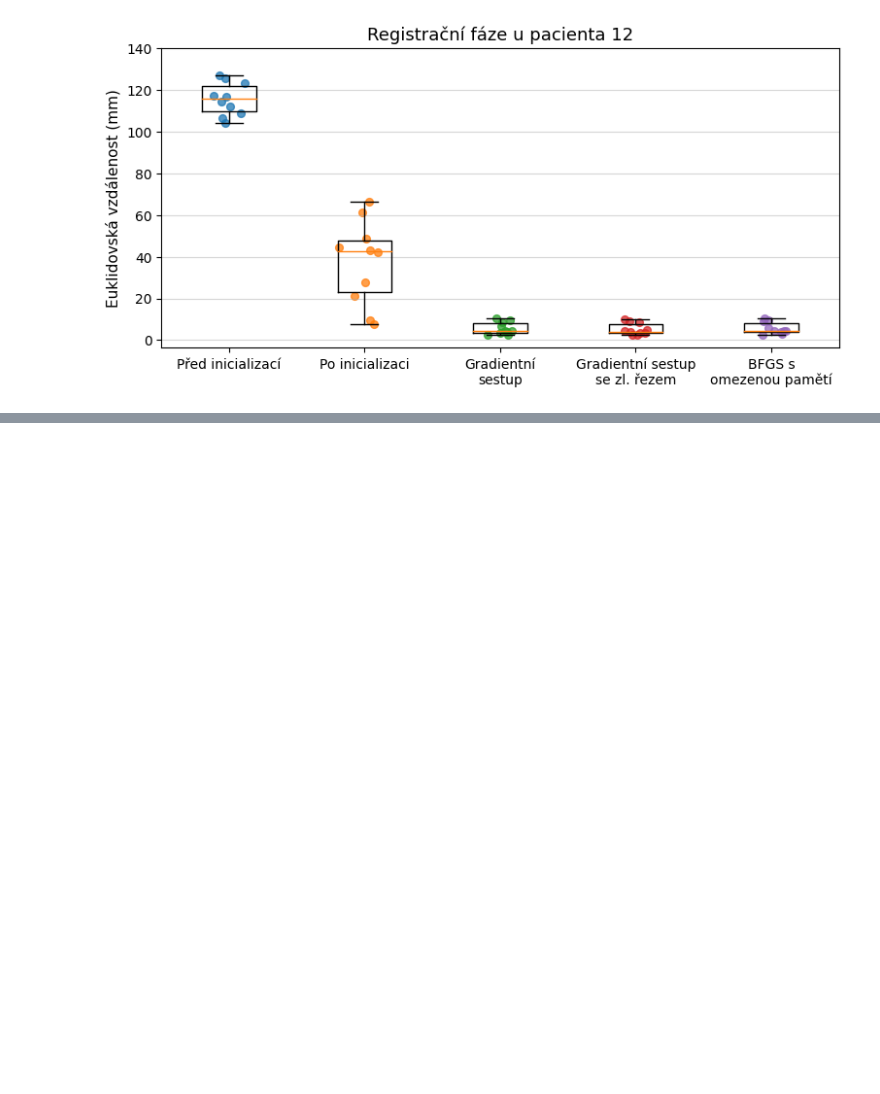
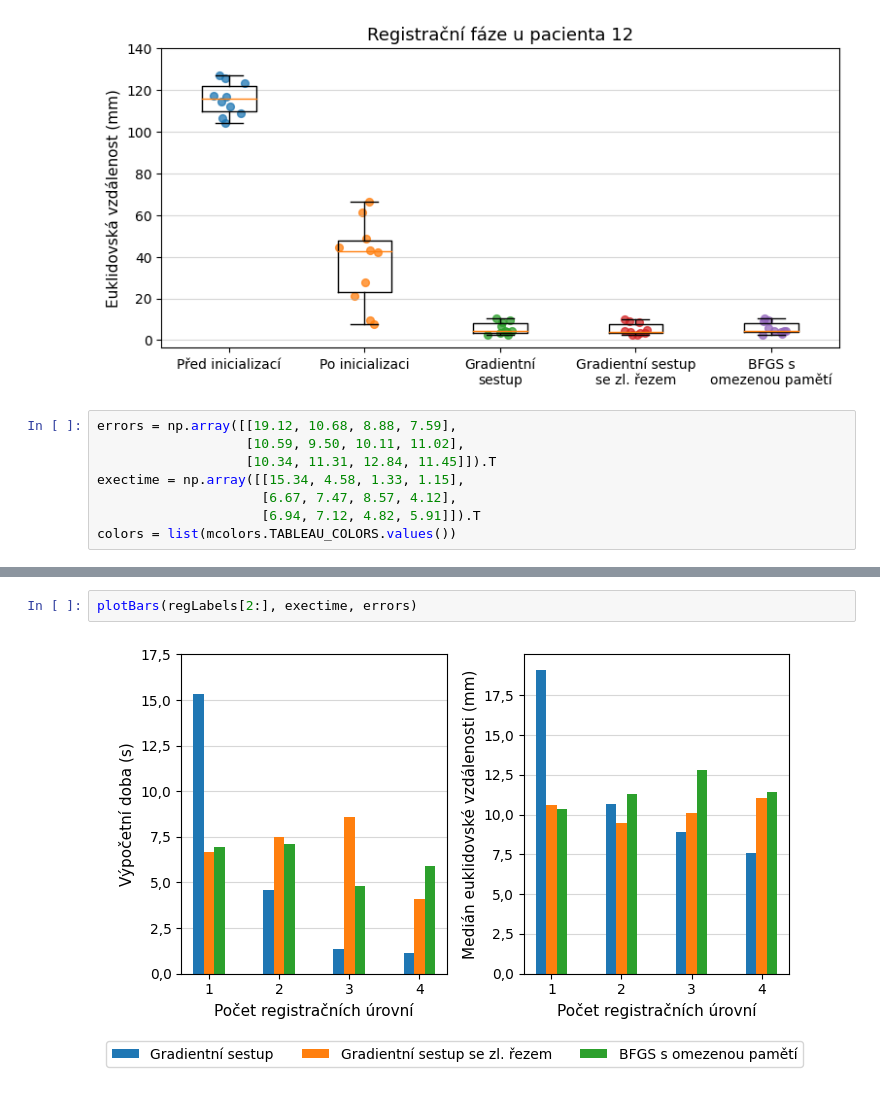
Before and after one commit to Vojtech-Benda/ca_isf, a Jupyter notebook: createPlots.ipynb, the cells around one changed output, grey strips where cells are left out. Saved outputs shown, nothing was run; the diff lists cells and outputs as text; blank space fills up the shorter version.

```diff
--- a/createPlots.ipynb
+++ b/createPlots.ipynb
@@ -460,3 +462,11 @@ patientErrors = np.array([pointErrors[int(patientNumber) - 1, 0, :],
 plotPatientErrorBox(patientErrors, regStages, patientNumber, save=True)
 # %% [output]
 [figure]
+# %%
+errors = np.array([[19.12, 10.68, 8.88, 7.59],
+                   [10.59, 9.50, 10.11, 11.02],
+                   [10.34, 11.31, 12.84, 11.45]]).T
+exectime = np.array([[15.34, 4.58, 1.33, 1.15],
+                     [6.67, 7.47, 8.57, 4.12],
+                     [6.94, 7.12, 4.82, 5.91]]).T
+colors = list(mcolors.TABLEAU_COLORS.values())
@@ -462,0 +520,4 @@ plotPatientErrorBox(patientErrors, regStages, patientNumber, save=True)
+# %%
+plotBars(regLabels[2:], exectime, errors)
+# %% [output]
+[figure, added]
```
Also changed, not shown: parts of 3 cells of this notebook, 8 other files.
